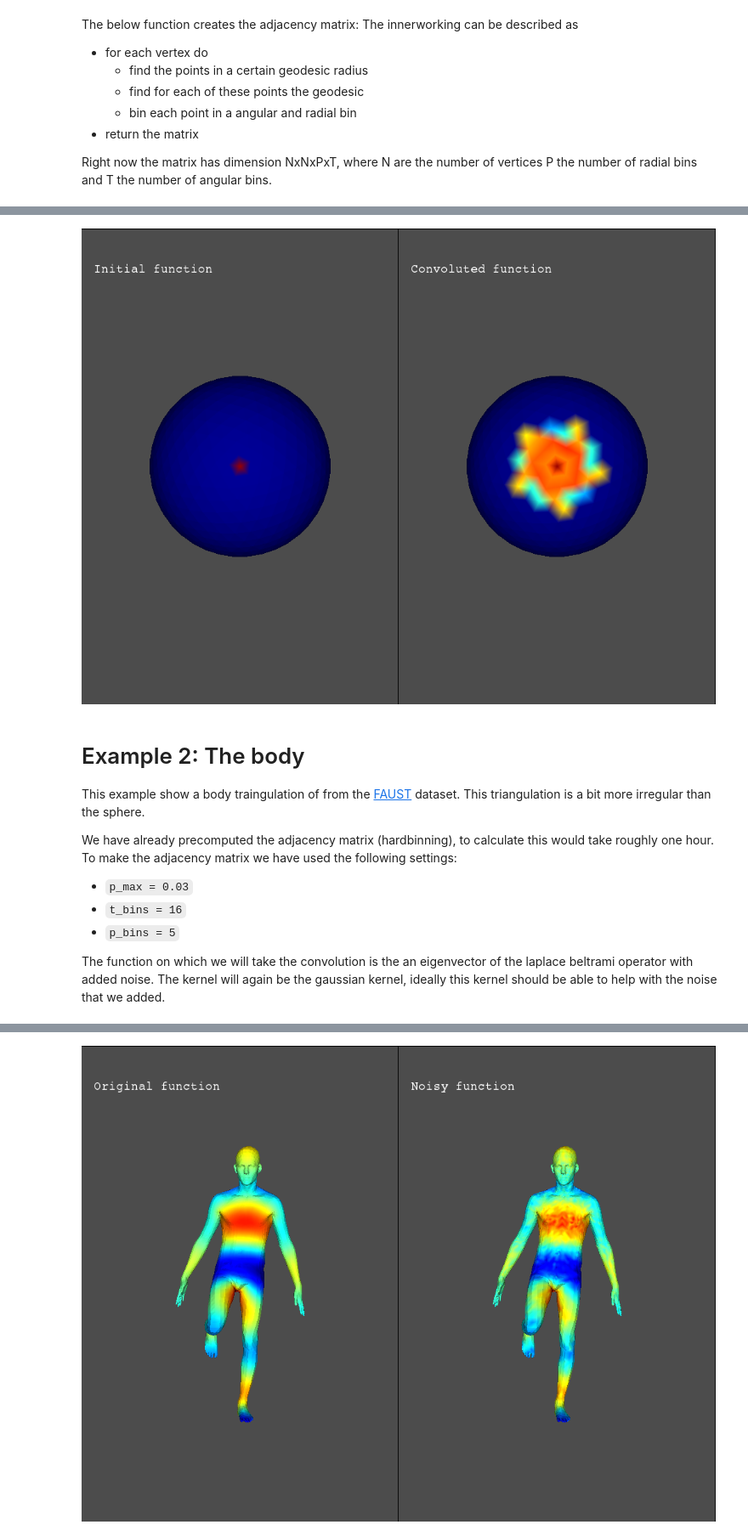
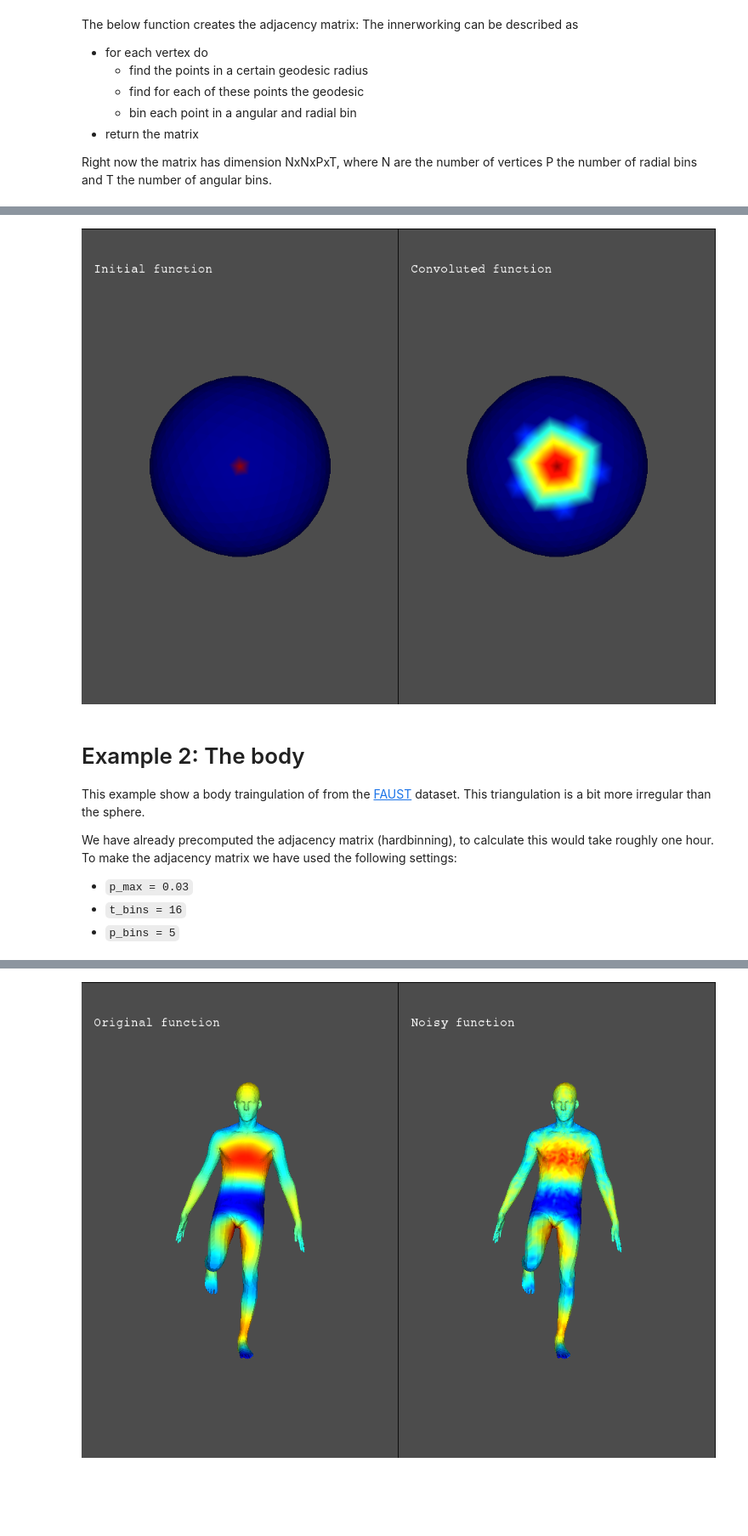
Before and after one commit to mxmvo/GeometricDeepLearning, a Jupyter notebook: examples/Geodesic Convolution.ipynb, the cells around one changed output, grey strips where cells are left out. Shown at 85% size. Drawn from its saved outputs; the diff is of its cells as text; code cells hidden in the pictures; blank space fills up the shorter version.

```diff
--- a/examples/Geodesic Convolution.ipynb
+++ b/examples/Geodesic Convolution.ipynb
@@ -153,3 +212,22 @@ plot_disk(th, r , kernel)
+# %%
+def big_prob_mat(mesh, adj_mat, dist = dist):
+    N = adj_mat.shape[0]
+    B = adj_mat.shape[1]//N
+
+    A_mat = vertex_area(mesh)
+
+    p_mat = adj_mat.toarray().reshape((N,N,B))
+
+    # Insert the vertex areas
+    # [N,N,B] hadamard [1,N,1]
+    p_mat = np.multiply(p_mat, A_mat[np.newaxis,:,np.newaxis])
+
+    # Insert the probabilities and normalise
+    # [N,N,B] [N,B,B] => [N,N,B]
+    p_mat = np.matmul(p_mat, dist)
+    p_mat = p_mat/p_mat.sum(axis =1, keepdims = True)
+
+    return p_mat
 # %% [markdown]
 ---
 
@@ -250,8 +254,6 @@ def make_conv_matrix(sp_mat, kernel):
 # %%
 # Make a sparse matrix out of the adjacenct matrix.
-# And normalize it.
 sparse_sphere = scipy.sparse.csr_matrix(adj_sphere.reshape(len(sphere.vertices),-1))
-sparse_sphere = bin_normalisation(sparse_sphere)
-
-# Make the convolution matrix
-conv_sphere = make_conv_matrix(sparse_sphere, kernel)
+# %%
+%%time
+prob_mat = big_prob_mat(sphere, sparse_sphere)
@@ -261,29 +266,30 @@ func = np.zeros(len(sphere.vertices))
 func[0] = 1
 
 # The convoluted function
-conv_func = conv_sphere.dot(func)
+Df = np.matmul(func.reshape(1,-1), prob_mat)
+f_conv = np.matmul(Df, kernel.T.reshape(-1,1))
 # %%
 # Plotting the original and the convoluted function.
 plotter = vtki.Plotter(shape=(1, 2))
 
 color_map = 'jet'
 
 plotter.subplot(0,0)
 polydata = PolyData(sphere.vertices, np.c_[[[3]]*len(sphere.triangles),sphere.triangles])
 plotter.add_text('Initial function', position=None, font_size=20)
 plotter.add_mesh(polydata, scalars = func, cmap = color_map)
 plotter.view_vector([0,0,-1], viewup = [1,1,0])
 
 
 plotter.subplot(0, 1)
 polydata = PolyData(sphere.vertices, np.c_[[[3]]*len(sphere.triangles),sphere.triangles])
 plotter.add_text('Convoluted function', position=None, font_size=20)
-plotter.add_mesh(polydata, scalars = conv_func, cmap = color_map)
+plotter.add_mesh(polydata, scalars = f_conv, cmap = color_map)
 plotter.view_vector([0,0,-1], viewup = [1,1,0])
 
 plotter.show()
 # %% [output]
-[figure, old version]
+[figure, new version]
 # %% [markdown]
 # Example 2: The body
 
@@ -293,8 +299,6 @@ We have already precomputed the adjacency matrix (hardbinning), to calculate thi
 - `p_max = 0.03`
 - `t_bins = 16`
 - `p_bins = 5`
-
-The function on which we will take the convolution is the an eigenvector of the laplace beltrami operator with added noise. The kernel will again be the gaussian kernel, ideally this kernel should be able to help with the noise that we added.
 # %%
 file_adj = '../test_data/tr_reg_004_raw.npz'
 file_body = '../test_data/tr_reg_004.ply'
```
Also changed, not shown: parts of 33 cells of this notebook, 2 other files.
